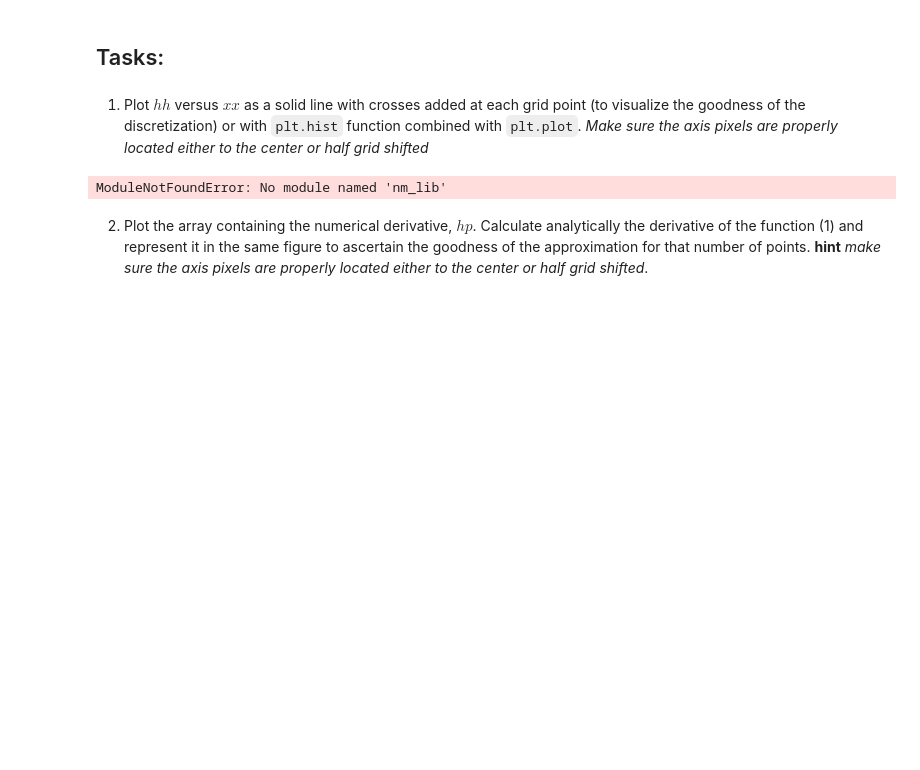
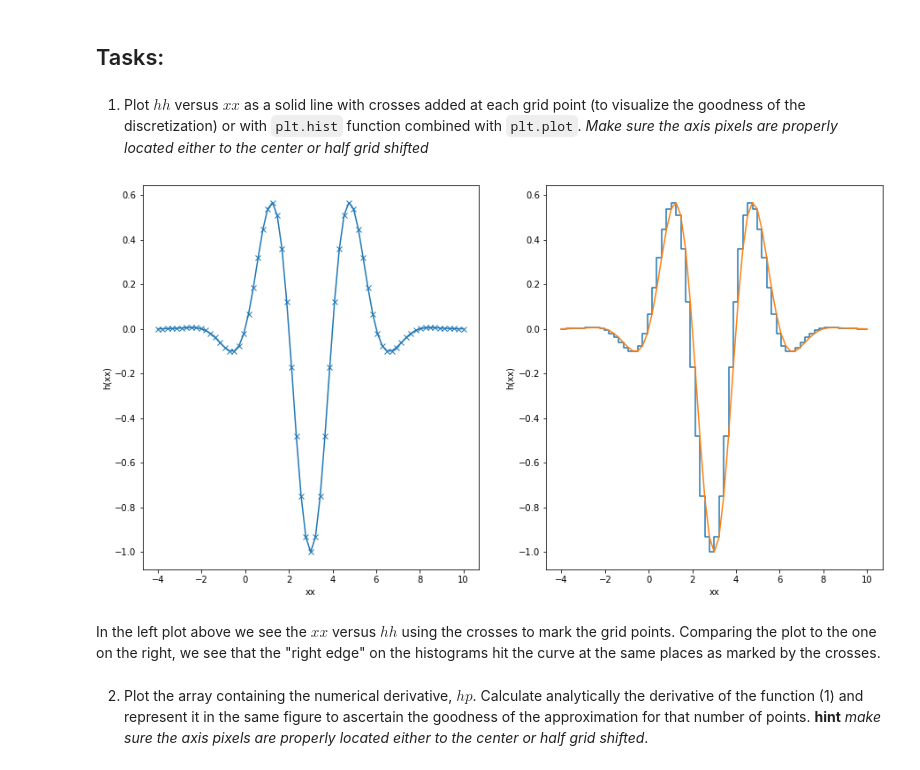
Before and after one commit to AST-Course/AST5110, a Jupyter notebook: ex_1a_v0.5.ipynb, the cells around one changed output. Cells and saved outputs as stored; diff of their text form; code cells hidden in the pictures; blank space fills up the shorter version.

```diff
--- a/ex_1a_v0.5.ipynb
+++ b/ex_1a_v0.5.ipynb
@@ -33,31 +33,32 @@ It will depend on how you created the function that you have $nump$ or $nump−1
 # %%
 import numpy as np
 import matplotlib.pyplot as plt
-from nm_lib import nm_lib as nm
-
+from nm_lib.nm_lib import nm_lib as nm
 
 def h(x):
     return np.cos(np.pi*(x-1)/2)*np.exp(-((x-3)/2.5)**2)
 
 nump = 65
 x0 = -4.0
 xf = 10.0
 xx = np.arange(nump)/(nump-1.0)*(xf-x0) + x0
 
-fig, ax = plt.subplots(1,2, figsize=(13,5))
+fig, ax = plt.subplots(1,2, figsize=(15,8))
 ax[0].plot(xx, h(xx), "-x", label="h(xx)")
 ax[0].set_xlabel("xx")
 ax[0].set_ylabel("h(xx)")
 
 
 ax[1].step(xx, h(xx))
 ax[1].plot(xx, h(xx))
 ax[1].set_xlabel("xx")
 ax[1].set_ylabel("h(xx)")
 
 plt.show()
 # %% [output]
-ModuleNotFoundError: No module named 'nm_lib'
+[figure, added]
+# %% [markdown]
+In the left plot above we see the $xx$ versus $hh$ using the crosses to mark the grid points. Comparing the plot to the one on the right, we see that the "right edge" on the histograms hit the curve at the same places as marked by the crosses.
 # %% [markdown]
 2. Plot the array containing the numerical derivative, $hp$. Calculate analytically the derivative of the function (1) and represent it in the same figure to ascertain the goodness of the approximation for that number of points. __hint__ _make sure the axis pixels are properly located either to the center or half grid shifted_.
 # %%
```
Also changed, not shown: parts of 8 cells of this notebook.
